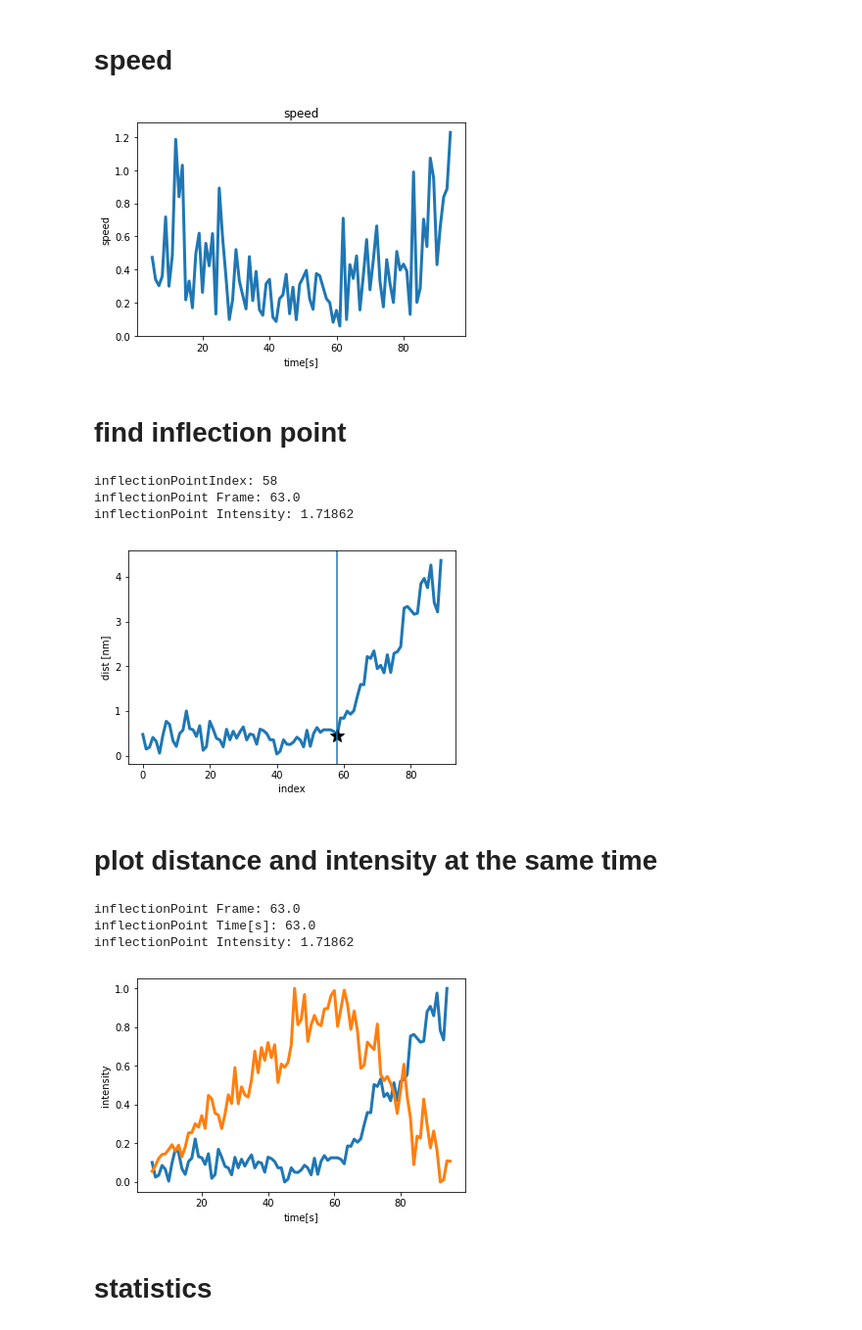
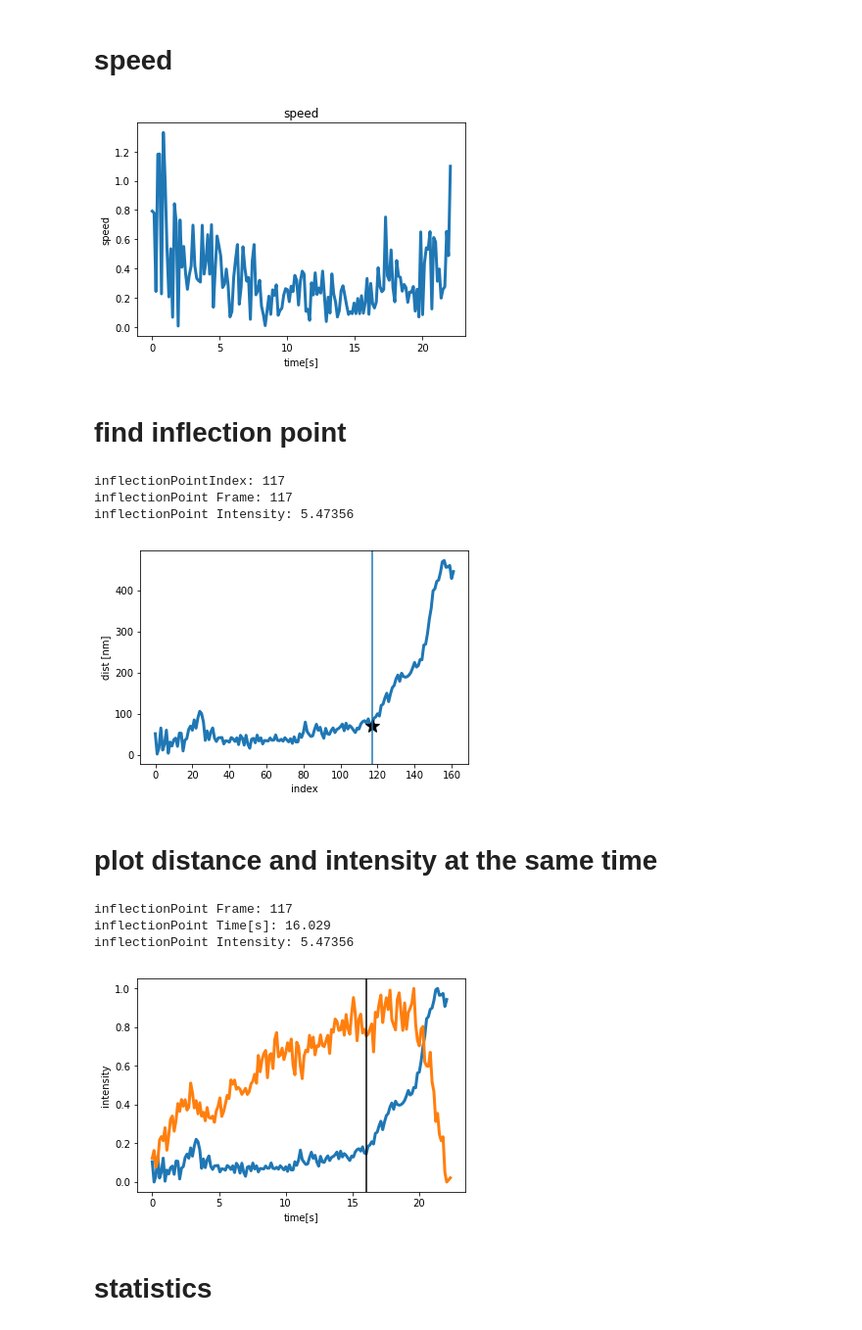
Before and after one commit to elifesciences-publications/YeastTrackAnalysis, a Jupyter notebook: analysis_single_track.ipynb, the cells around one changed output. Shown at 98% size. Cells and saved outputs as stored; diff of their text form; code cells hidden in the pictures.

```diff
--- a/analysis_single_track.ipynb
+++ b/analysis_single_track.ipynb
@@ -24,5 +17,32 @@ pixelToNanometerConversion = 1
+# %%
+#path = "/Volumes/Yidi's Niko/data/Two color movies/06082018 data /Ysy4257/2/B 137msec/report 1 green/"
+path = "/Users/Yidi/Desktop/YeastTrackAnalysis-master/"
+folder = 'dataToAnalyze/'
+
+################
+# THESE ARE THE ONLY PARAMETERS TO CHANGE
+
+# change your filename to the file you want to analyze
+file = '69.csv'
+
+#
+frameToSecondConversion = 0.137
+pixelToNanometerConversion = 65
+
+# if your file is a CSV: put FALSE
+# if your file is a EXCEL: put TRUE
+isExcel = False
+
+
+################
+
+
+outputpath = path+folder
 # %%
-data = pd.read_excel(path+folder+file)
+if (isExcel):
+    data = pd.read_excel(path+folder+file)
+else:
+    data = pd.read_csv(path+folder+file)
 dataIndex = np.invert(np.isnan(data['x']))
 data = data[dataIndex]
 data[0:5]
@@ -96,7 +116,7 @@ plt.xlabel('time[s]')
 plt.ylabel('speed')
 plt.savefig(outputpath+file+'_speed.png')
 # %% [output]
-[figure, old version]
+[figure, new version]
 # %% [markdown]
 # find inflection point
 # %%
@@ -120,35 +140,35 @@ plt.xlabel('index')
 plt.ylabel('dist [nm]')
 plt.savefig(outputpath+file+'_inflectionPoint.png')
 # %% [output]
-inflectionPointIndex: 58
-inflectionPoint Frame: 63.0
-inflectionPoint Intensity: 1.71862
+inflectionPointIndex: 117
+inflectionPoint Frame: 117
+inflectionPoint Intensity: 5.47356
-[figure, old version]
+[figure, new version]
 # %% [markdown]
 # plot distance and intensity at the same time
 # %%
 plt.plot(time[0:-1],(distancesFromStart-np.min(distancesFromStart))/np.max(distancesFromStart-np.min(distancesFromStart)),lw=3)
 #plt.title('distance from start')
 plt.xlabel('time [s]')
 plt.ylabel('dist [nm]')
 #plt.savefig(file+'_distToStart.png')
 
 
 plt.plot(time,(intensity-np.min(intensity))/np.max(intensity-np.min(intensity)),lw=3)
 plt.xlabel('time[s]')
 plt.ylabel('intensity')
 
-#plt.axvline(time[0:-1][inflectionPointIndex],c='k')
+plt.axvline(time[0:-1][inflectionPointIndex],c='k')
 print("inflectionPoint Frame: {}".format(data['Frame'][inflectionPointIndex]))
 print("inflectionPoint Time[s]: {}".format(frameToSecondConversion*(data['Frame'][inflectionPointIndex])))
 print("inflectionPoint Intensity: {}".format(data['m0'][inflectionPointIndex]))
 
 plt.savefig(outputpath+file+'_intensity+distance.png')
 # %% [output]
-inflectionPoint Frame: 63.0
-inflectionPoint Time[s]: 63.0
-inflectionPoint Intensity: 1.71862
+inflectionPoint Frame: 117
+inflectionPoint Time[s]: 16.029
+inflectionPoint Intensity: 5.47356
-[figure, old version]
+[figure, new version]
 # %% [markdown]
 # statistics
 # %%
```
Also changed, not shown: parts of 7 cells of this notebook.
